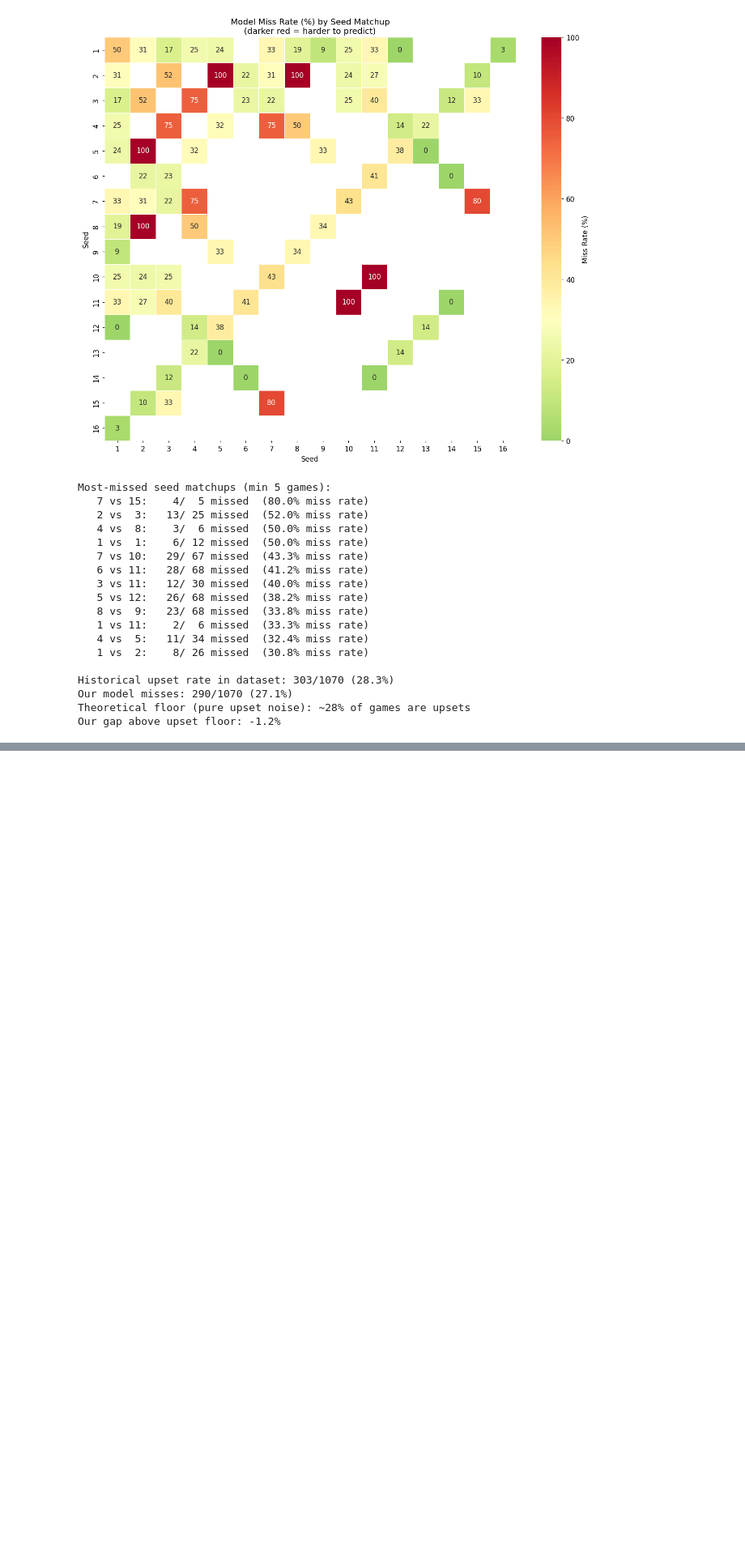
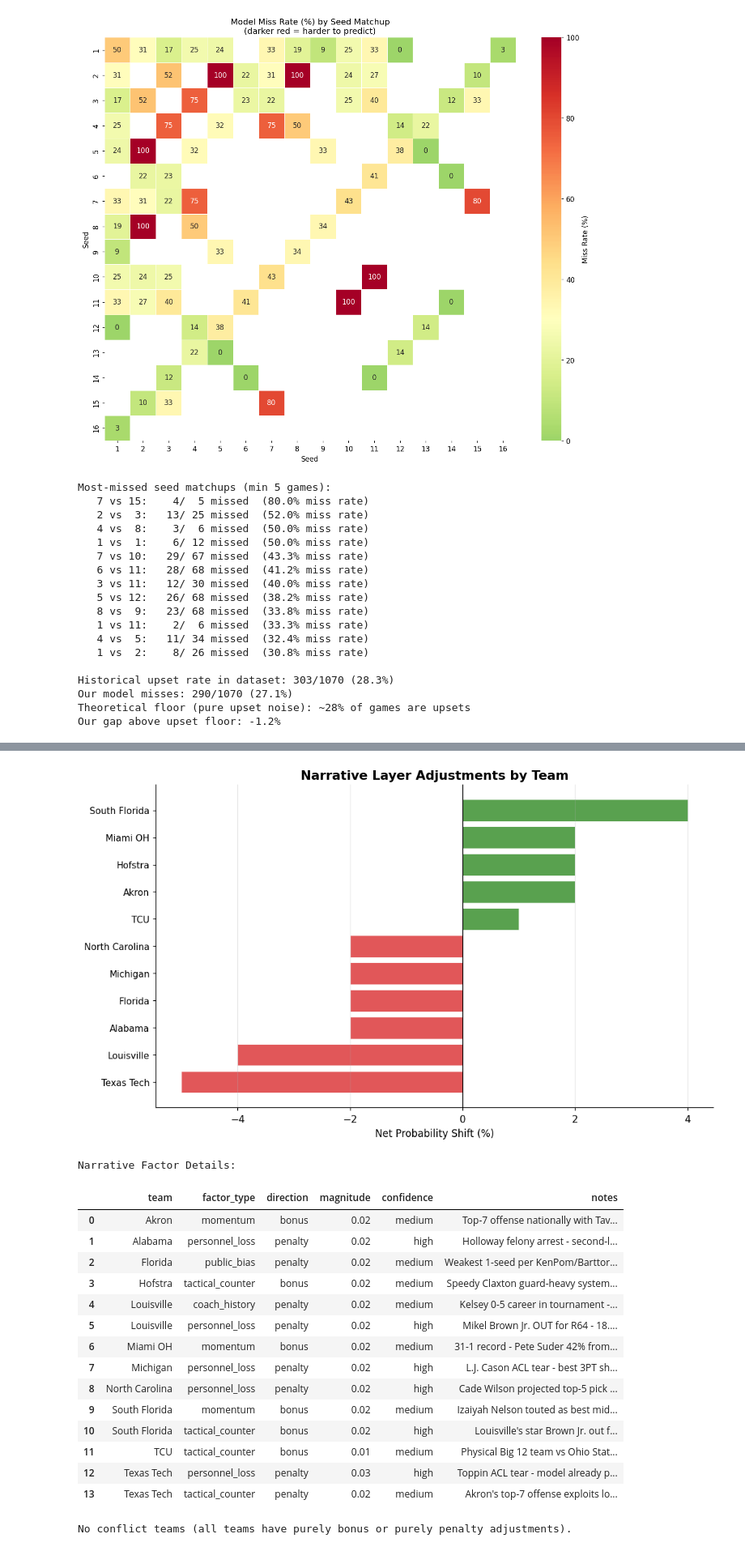
Before and after one commit to aldemirkonuk/MarchMadness2026, a Jupyter notebook: notebooks/model_diagnostics.ipynb, the cells around one changed output, grey strips where cells are left out. Shown at 81% size. Cells and saved outputs as stored; diff of their text form; code cells hidden in the pictures; blank space fills up the shorter version.

```diff
--- a/notebooks/model_diagnostics.ipynb
+++ b/notebooks/model_diagnostics.ipynb
@@ -889,0 +1119,56 @@ Our gap above upset floor: -1.2%
+# %%
+narr_df = pd.read_csv(os.path.join('..', 'data', 'narratives.csv'))
+
+# Compute net adjustment per team: penalty = negative, bonus = positive
+narr_df['signed_mag'] = narr_df.apply(
+    lambda r: r['magnitude'] if r['direction'] == 'bonus' else -r['magnitude'], axis=1
+)
+team_adj = narr_df.groupby('team')['signed_mag'].sum().sort_values()
+
+fig, ax = plt.subplots(figsize=(10, 6))
+colors_narr = ['#59a14f' if v > 0 else '#e15759' for v in team_adj.values]
+bars = ax.barh(range(len(team_adj)), team_adj.values * 100, color=colors_narr, edgecolor='white', linewidth=0.5)
+ax.set_yticks(range(len(team_adj)))
+ax.set_yticklabels(team_adj.index, fontsize=10)
+ax.set_xlabel('Net Probability Shift (%)', fontsize=11)
+ax.set_title('Narrative Layer Adjustments by Team', fontsize=14, fontweight='bold')
+ax.axvline(0, color='black', linewidth=0.8, linestyle='-')
+ax.grid(axis='x', alpha=0.3)
+sns.despine()
+plt.tight_layout()
+plt.show()
+
+# Detail table
+print("\nNarrative Factor Details:")
+display(narr_df[['team', 'factor_type', 'direction', 'magnitude', 'confidence', 'notes']]
+        .sort_values(['team', 'factor_type']).reset_index(drop=True))
+
+# Conflict deltas: teams with both bonus and penalty
+teams_with_both = narr_df.groupby('team')['direction'].nunique()
+conflicts = teams_with_both[teams_with_both > 1].index.tolist()
+if conflicts:
+    print(f"\nConflict teams (both bonus and penalty applied): {', '.join(conflicts)}")
+    for t in conflicts:
+        net = team_adj[t] * 100
+        print(f"  {t}: net shift = {net:+.1f}%")
+else:
+    print("\nNo conflict teams (all teams have purely bonus or purely penalty adjustments).")
+# %% [output]
+[figure, added]
+Narrative Factor Details:
+|  | team | factor_type | direction | magnitude | confidence | notes |
+| 0 | Akron | momentum | bonus | 0.02 | medium | Top-7 offense nationally with Tav... |
+| 1 | Alabama | personnel_loss | penalty | 0.02 | high | Holloway felony arrest - second-l... |
+| 2 | Florida | public_bias | penalty | 0.02 | medium | Weakest 1-seed per KenPom/Barttor... |
+| 3 | Hofstra | tactical_counter | bonus | 0.02 | medium | Speedy Claxton guard-heavy system... |
+| 4 | Louisville | coach_history | penalty | 0.02 | medium | Kelsey 0-5 career in tournament -... |
+| 5 | Louisville | personnel_loss | penalty | 0.02 | high | Mikel Brown Jr. OUT for R64 - 18.... |
+| 6 | Miami OH | momentum | bonus | 0.02 | medium | 31-1 record - Pete Suder 42% from... |
+| 7 | Michigan | personnel_loss | penalty | 0.02 | high | L.J. Cason ACL tear - best 3PT sh... |
+| 8 | North Carolina | personnel_loss | penalty | 0.02 | high | Cade Wilson projected top-5 pick ... |
+| 9 | South Florida | momentum | bonus | 0.02 | medium | Izaiyah Nelson touted as best mid... |
+| 10 | South Florida | tactical_counter | bonus | 0.02 | high | Louisville's star Brown Jr. out f... |
+| 11 | TCU | tactical_counter | bonus | 0.01 | medium | Physical Big 12 team vs Ohio Stat... |
+| 12 | Texas Tech | personnel_loss | penalty | 0.03 | high | Toppin ACL tear - model already p... |
+| 13 | Texas Tech | tactical_counter | penalty | 0.02 | medium | Akron's top-7 offense exploits lo... |
+No conflict teams (all teams have purely bonus or purely penalty adjustments).
```
Also changed, not shown: parts of 13 cells of this notebook, 49 other files.
